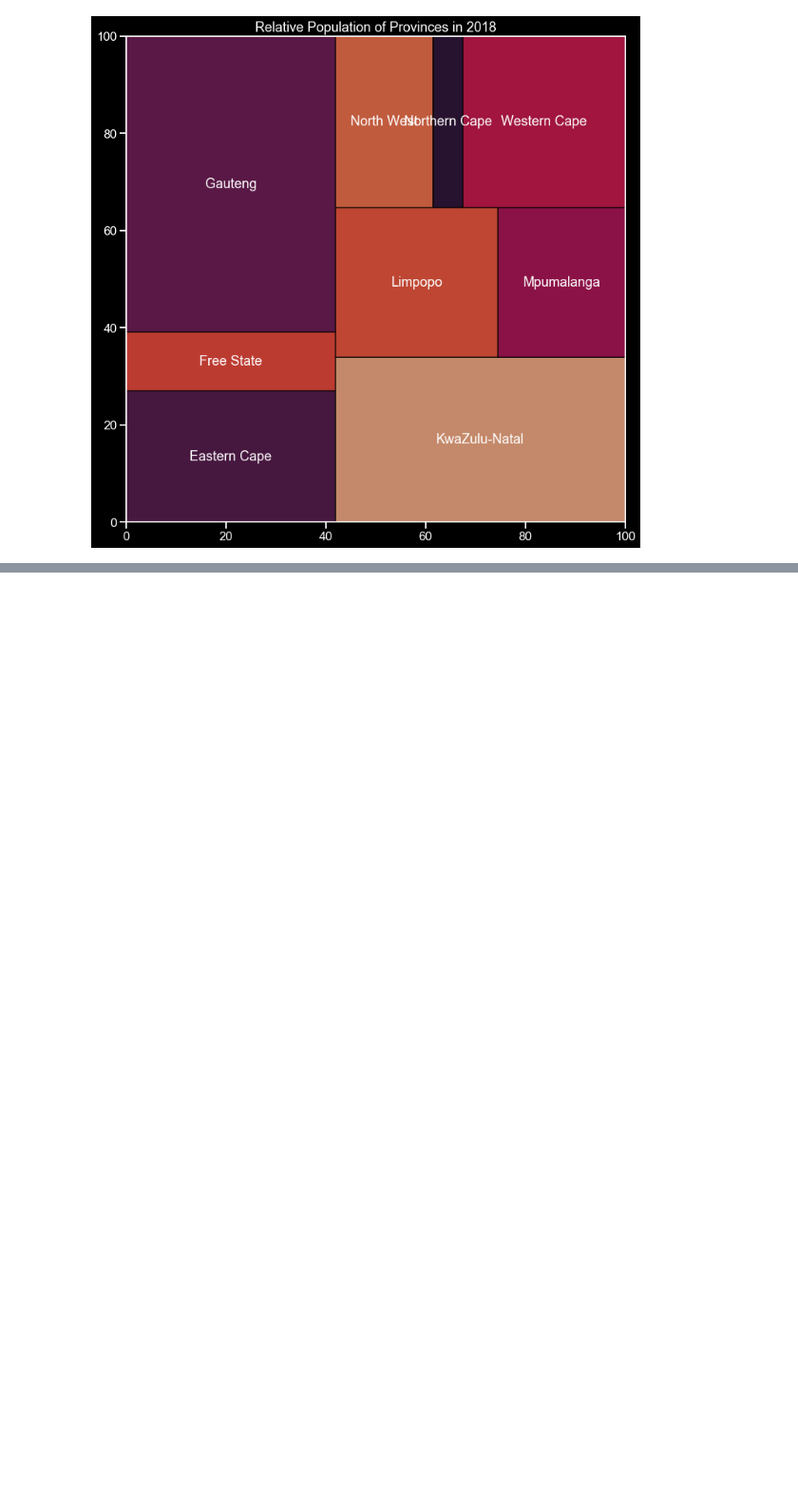
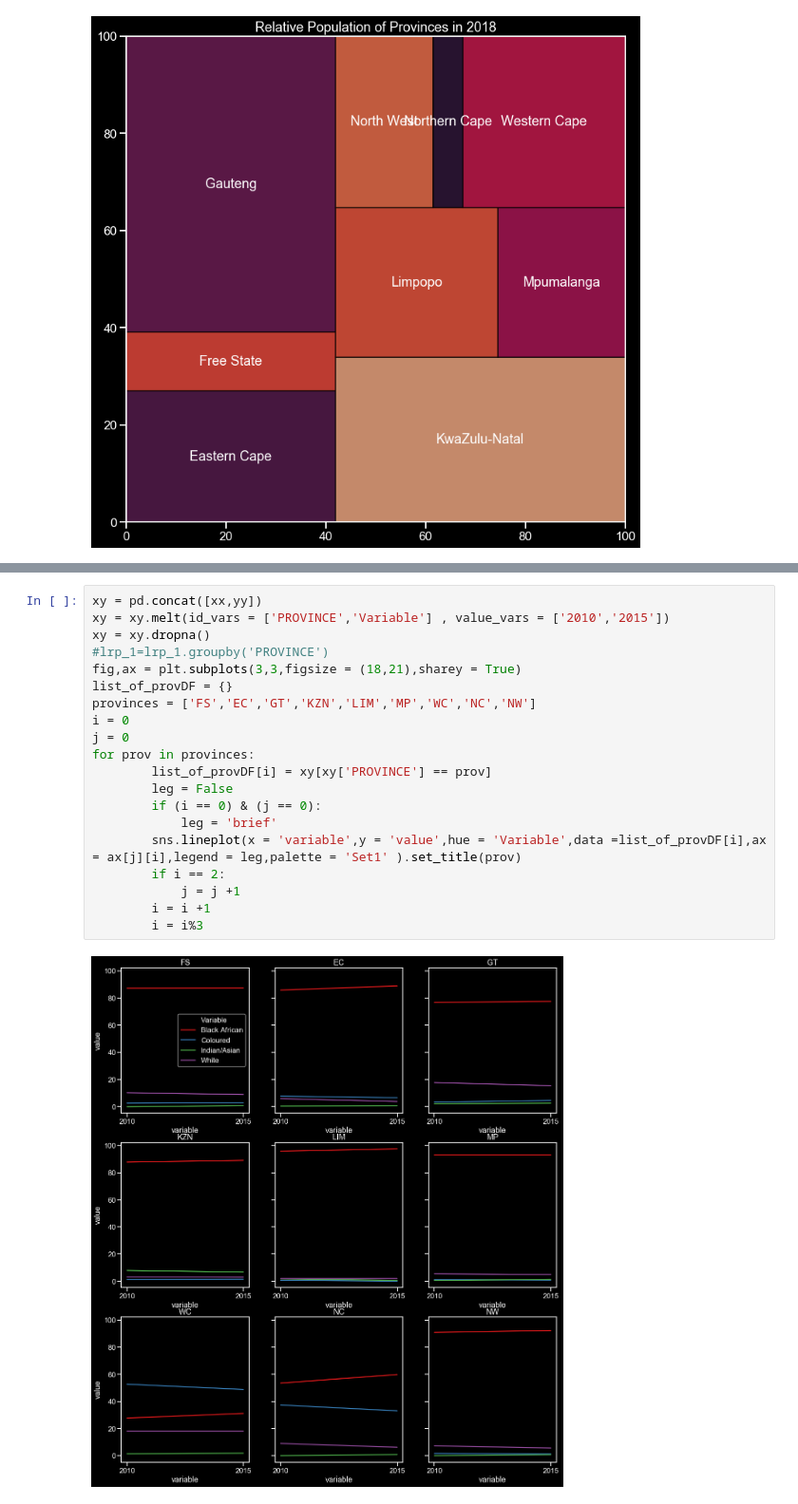
Before and after one commit to RPasch/RSA_Census_Analysis_Exploration, a Jupyter notebook: Exploration.ipynb, the cells around one changed output, grey strips where cells are left out. Shown at 95% size. Drawn from its saved outputs; the diff is of its cells as text; blank space fills up the shorter version.

```diff
--- a/Exploration.ipynb
+++ b/Exploration.ipynb
@@ -319,0 +380,22 @@ m
+# %%
+xy = pd.concat([xx,yy])
+xy = xy.melt(id_vars = ['PROVINCE','Variable'] , value_vars = ['2010','2015'])
+xy = xy.dropna()
+#lrp_1=lrp_1.groupby('PROVINCE')
+fig,ax = plt.subplots(3,3,figsize = (18,21),sharey = True)
+list_of_provDF = {}
+provinces = ['FS','EC','GT','KZN','LIM','MP','WC','NC','NW']
+i = 0
+j = 0
+for prov in provinces:
+        list_of_provDF[i] = xy[xy['PROVINCE'] == prov]
+        leg = False
+        if (i == 0) & (j == 0):
+            leg = 'brief'
+        sns.lineplot(x = 'variable',y = 'value',hue = 'Variable',data =list_of_provDF[i],ax = ax[j][i],legend = leg,palette = 'Set1' ).set_title(prov)
+        if i == 2:
+            j = j +1
+        i = i +1
+        i = i%3
+# %% [output]
+[figure, added]
```
Also changed, not shown: parts of 11 cells of this notebook.
